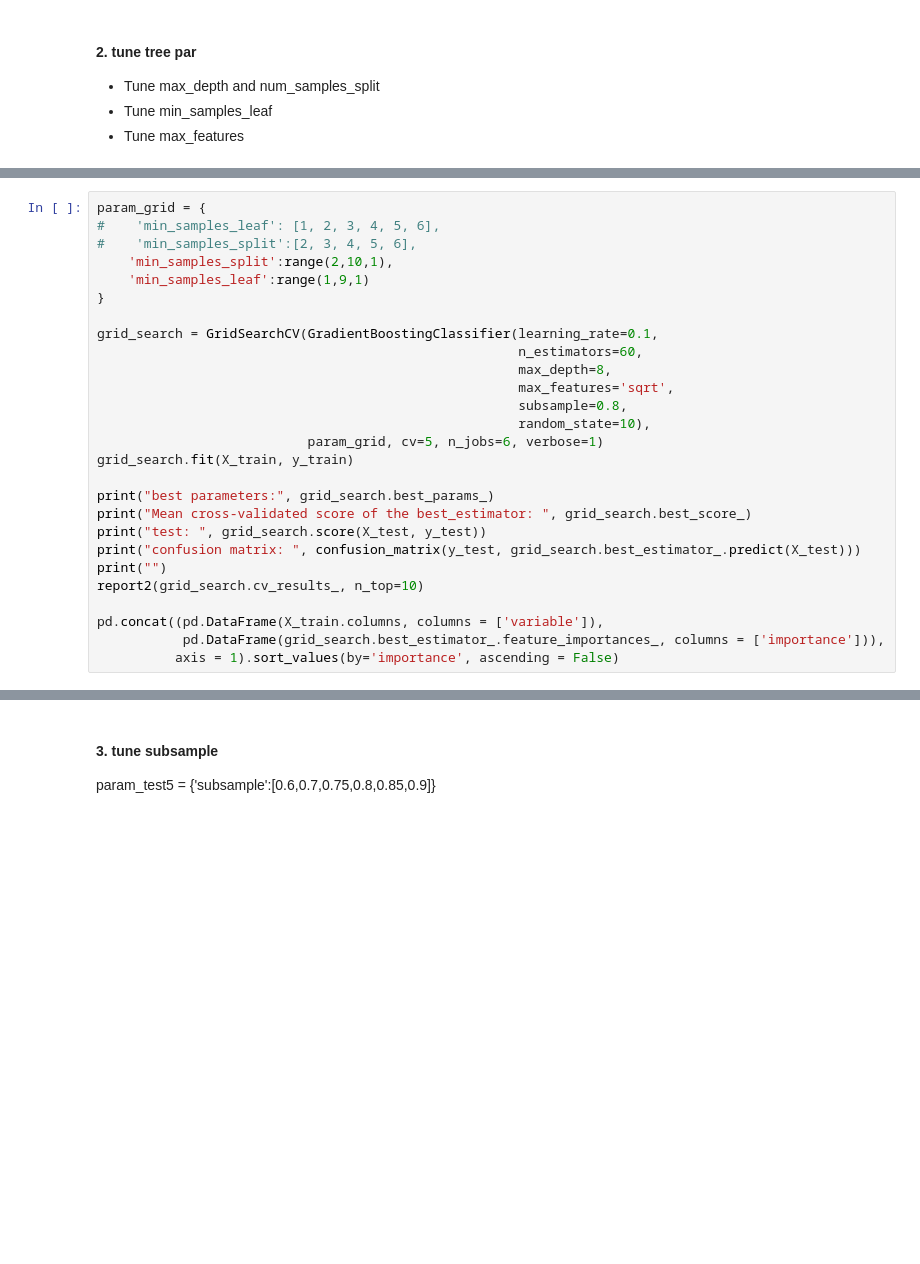
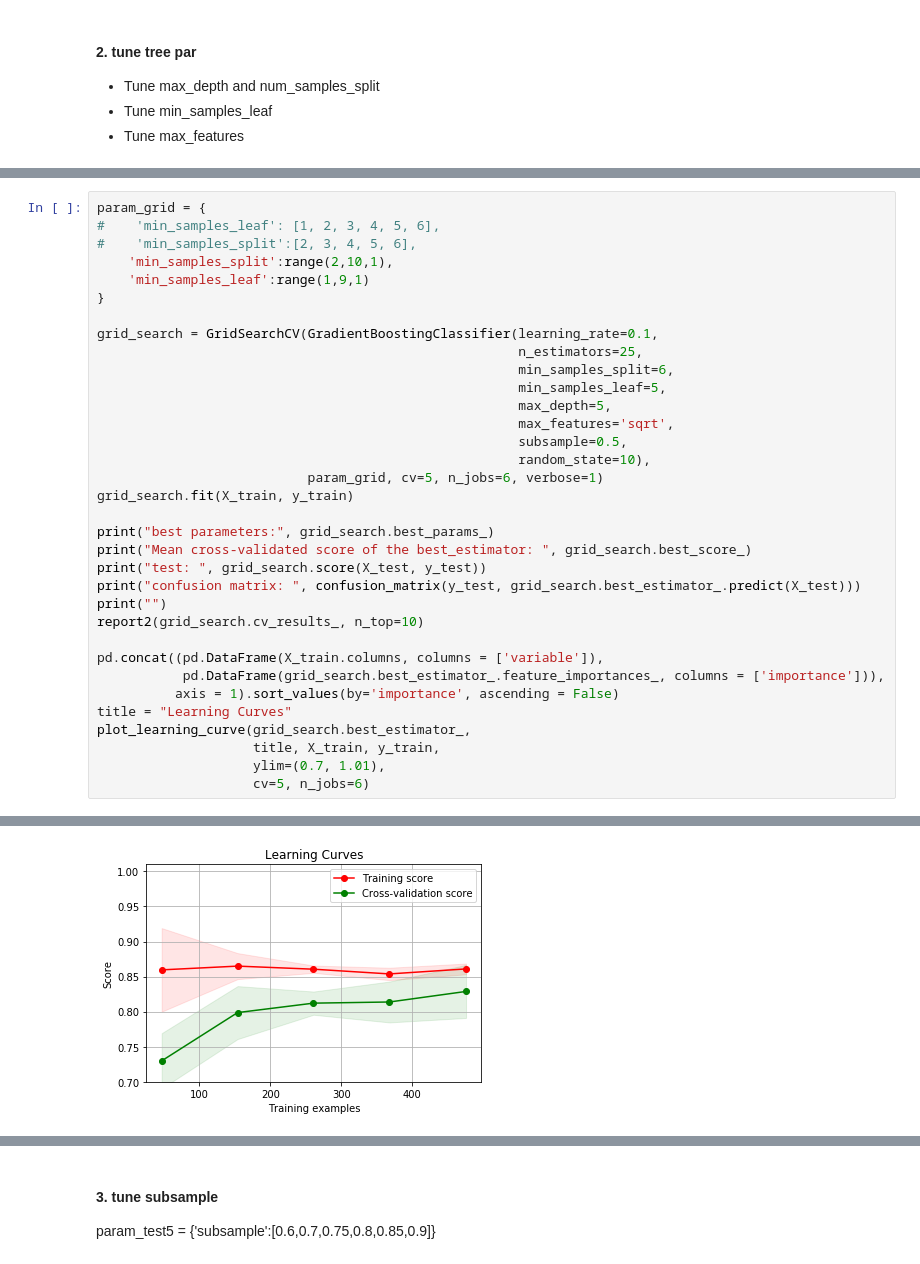
Before and after one commit to alancet/test, a Jupyter notebook: kaggle/titanic/src/myPredict.ipynb, the cells around one changed output, grey strips where cells are left out. Saved outputs shown, nothing was run; the diff lists cells and outputs as text; blank space fills up the shorter version.

```diff
--- a/kaggle/titanic/src/myPredict.ipynb
+++ b/kaggle/titanic/src/myPredict.ipynb
@@ -2471,10 +2527,12 @@ param_grid = {
 }
 
 grid_search = GridSearchCV(GradientBoostingClassifier(learning_rate=0.1,
-                                                      n_estimators=60,
-                                                      max_depth=8,
+                                                      n_estimators=25,
+                                                      min_samples_split=6,
+                                                      min_samples_leaf=5,
+                                                      max_depth=5,
                                                       max_features='sqrt',
-                                                      subsample=0.8,
+                                                      subsample=0.5,
                                                       random_state=10),
                            param_grid, cv=5, n_jobs=6, verbose=1)
 grid_search.fit(X_train, y_train)
@@ -2489,3 +2547,9 @@ report2(grid_search.cv_results_, n_top=10)
 pd.concat((pd.DataFrame(X_train.columns, columns = ['variable']),
            pd.DataFrame(grid_search.best_estimator_.feature_importances_, columns = ['importance'])),
           axis = 1).sort_values(by='importance', ascending = False)
+title = "Learning Curves"
+plot_learning_curve(grid_search.best_estimator_,
+                    title, X_train, y_train,
+                    ylim=(0.7, 1.01),
+                    cv=5, n_jobs=6)
+# %% [output]
@@ -2492,3 +2575,4 @@ pd.concat((pd.DataFrame(X_train.columns, columns = ['variable']),
+[figure, added]
 # %%
 param_grid = {
 #    'max_features': [None, 'sqrt', 'log2'],
```
Also changed, not shown: parts of 17 cells of this notebook.
